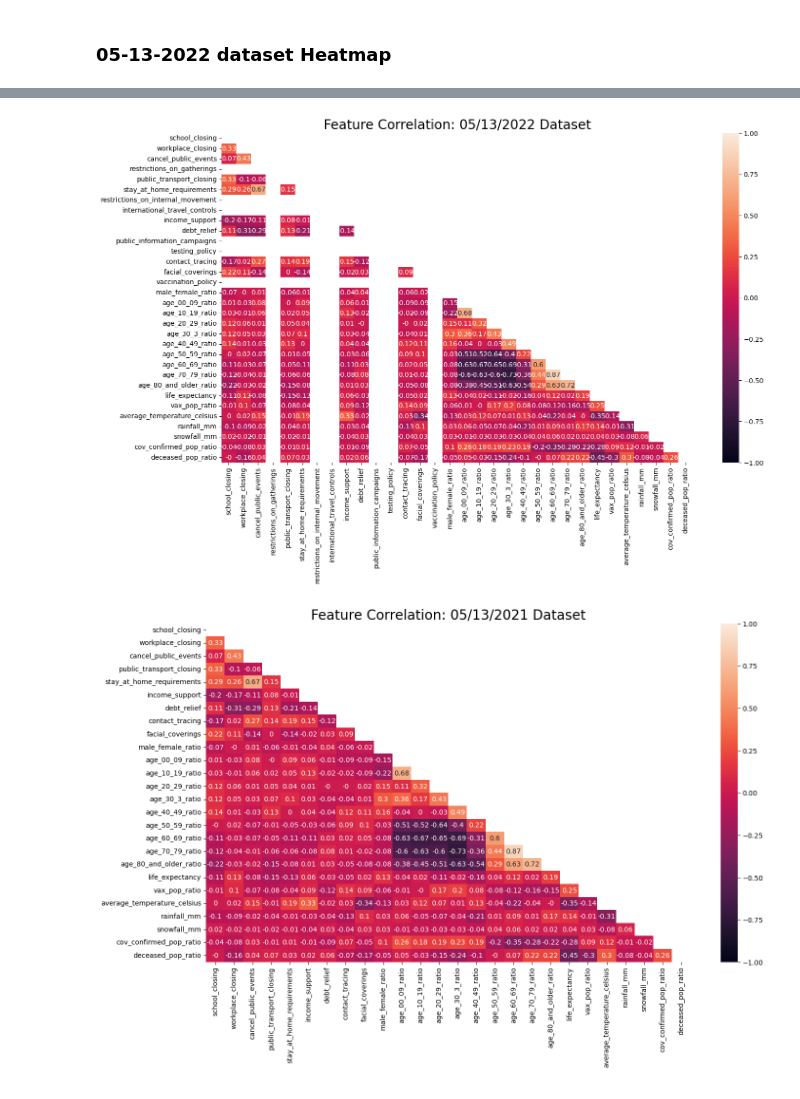
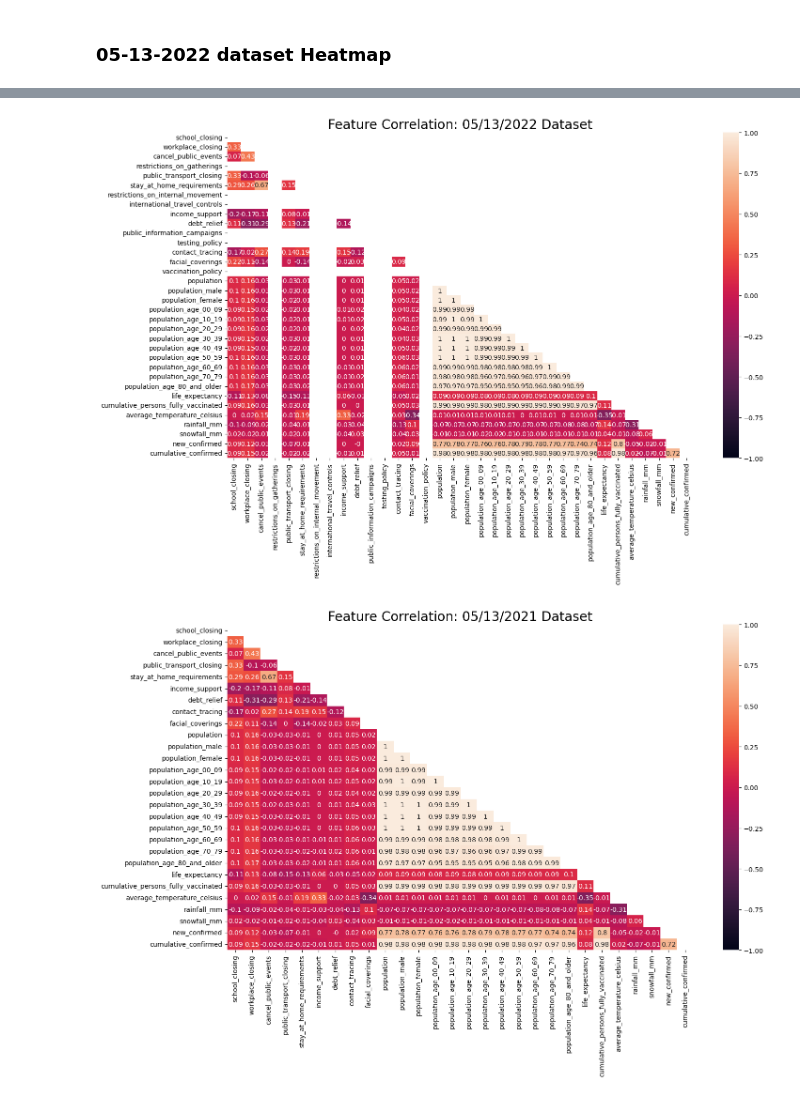
Before and after one commit to jrrrrrr0770/Covid-19-Study, a Jupyter notebook: 2_EDA.ipynb, the cells around one changed output, grey strips where cells are left out. Cells and saved outputs as stored; diff of their text form; code cells hidden in the pictures.

```diff
--- a/2_EDA.ipynb
+++ b/2_EDA.ipynb
@@ -184,8 +240,7 @@ memory usage: 918.2 KB
 # %%
 # Drop unnecessary features
 
-merged_3_corr = merged_3.drop(columns = ['Unnamed: 0', 'new_confirmed', 'new_deceased', 'cumulative_deceased', 'cumulative_confirmed',
-                                         'cumulative_persons_fully_vaccinated', 'dew_point'])
+merged_3_corr = merged_3.drop(columns = ['Unnamed: 0', 'new_deceased', 'cumulative_deceased', 'dew_point'])
 plt.figure(figsize = (16, 9))
 corr = round(merged_3_corr.corr(numeric_only = True), 2)
 mask = np.zeros_like(corr)
@@ -198,23 +253,24 @@ sns.heatmap(corr,
             annot = True);
 plt.title('Feature Correlation: 05/13/2022 Dataset', size = 20);
 # %% [output]
-[figure, old version]
+[figure, new version]
 # %%
 # Drop unnecessary features per above heatmap
 
-merged_3_corr = merged_3.drop(columns = ['Unnamed: 0', 'new_confirmed', 'new_deceased', 'cumulative_deceased', 'cumulative_confirmed', 'dew_point',
-                                         'cumulative_persons_fully_vaccinated', 'restrictions_on_internal_movement','international_travel_controls',
-                                         'public_information_campaigns', 'testing_policy', 'vaccination_policy', 'restrictions_on_gatherings'])
+merged_3_corr = merged_3.drop(columns = ['Unnamed: 0', 'new_deceased', 'cumulative_deceased', 'dew_point',
+                                         'restrictions_on_internal_movement','international_travel_controls',
+                                         'public_information_campaigns', 'testing_policy', 'vaccination_policy',
+                                         'restrictions_on_gatherings'])
 plt.figure(figsize = (16, 9))
 corr = round(merged_3_corr.corr(numeric_only = True), 2)
 mask = np.zeros_like(corr)
 mask[np.triu_indices_from(mask)] = True
 
 sns.heatmap(corr,
             vmin = -1,
             vmax = 1,
             mask = mask,
             annot = True);
 plt.title('Feature Correlation: 05/13/2021 Dataset', size = 20);
 # %% [output]
-[figure, old version]
+[figure, new version]
```
Also changed, not shown: parts of 17 cells of this notebook, 2 other files.
